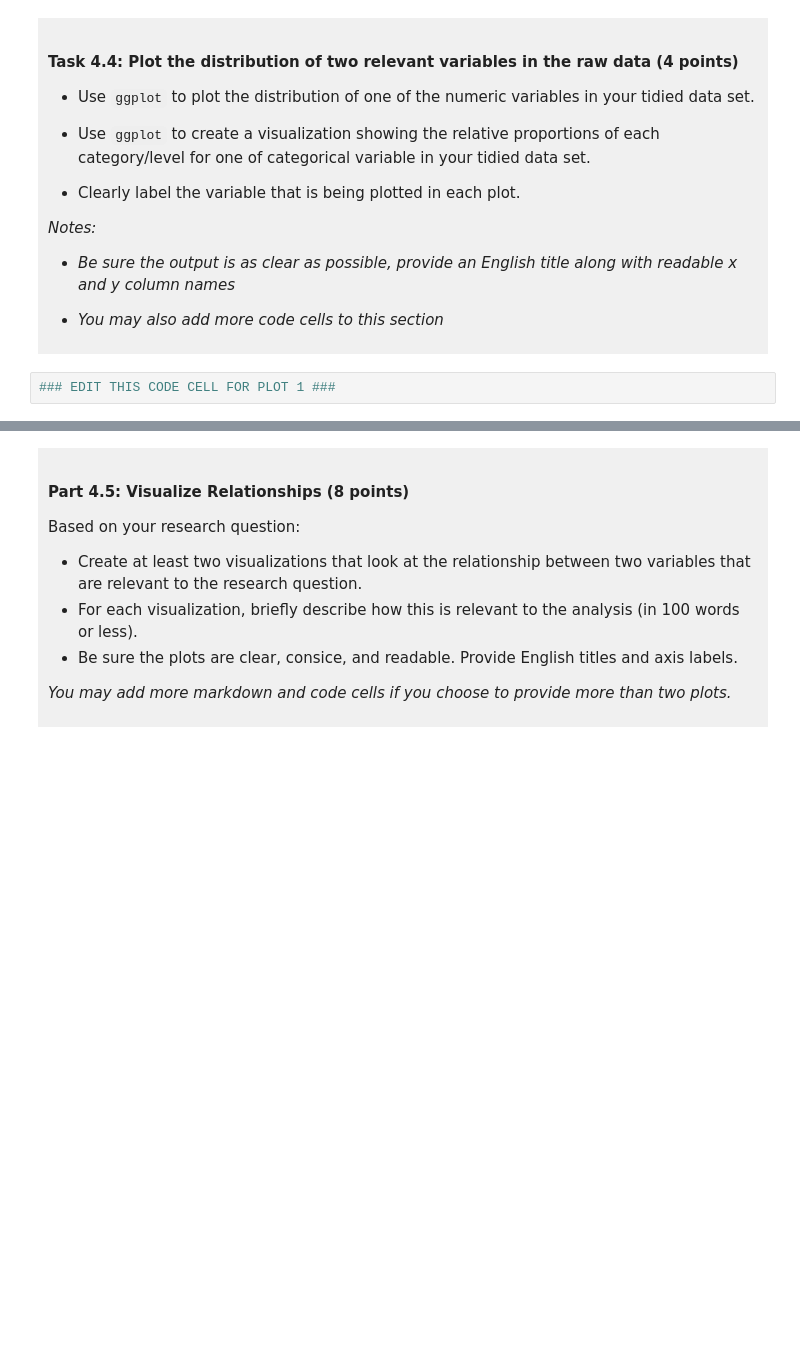
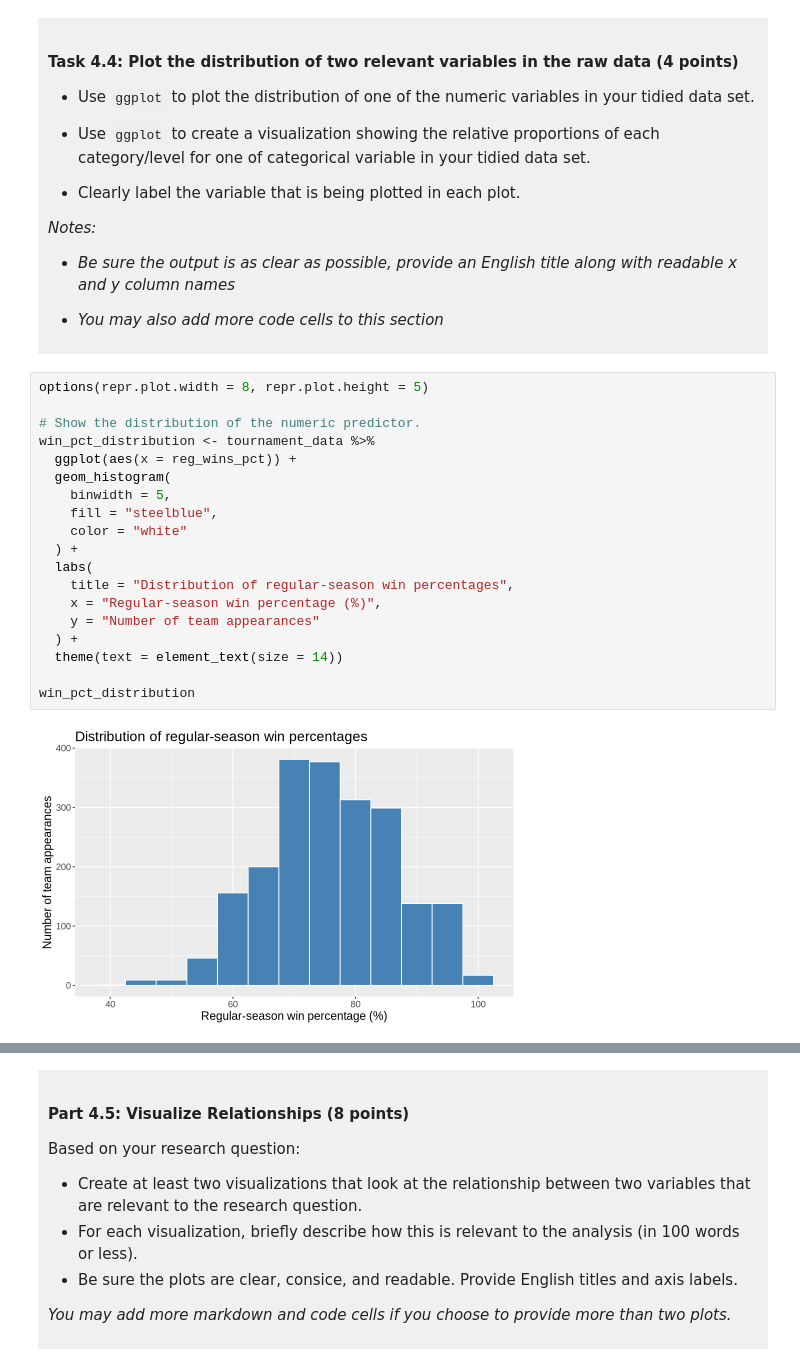
Before and after one commit to MaxwellChang07/dsci-100-project-Maxwell-Chang, a Jupyter notebook: dsci-100-project-notebook.ipynb, the cells around one changed output, grey strips where cells are left out. Cells and saved outputs as stored; diff of their text form; blank space fills up the shorter version.

```diff
--- a/dsci-100-project-notebook.ipynb
+++ b/dsci-100-project-notebook.ipynb
@@ -316,5 +400,24 @@ You will refine your research question (if needed) and produce a tidy data set.
 
 </div>
 # %%
-### EDIT THIS CODE CELL FOR PLOT 1 ###
+options(repr.plot.width = 8, repr.plot.height = 5)
+
+# Show the distribution of the numeric predictor.
+win_pct_distribution <- tournament_data %>%
+  ggplot(aes(x = reg_wins_pct)) +
+  geom_histogram(
+    binwidth = 5,
+    fill = "steelblue",
+    color = "white"
+  ) +
+  labs(
+    title = "Distribution of regular-season win percentages",
+    x = "Regular-season win percentage (%)",
+    y = "Number of team appearances"
+  ) +
+  theme(text = element_text(size = 14))
+
+win_pct_distribution
+# %% [output]
+[figure, added]
 # %%
```
Also changed, not shown: parts of 9 cells of this notebook.
